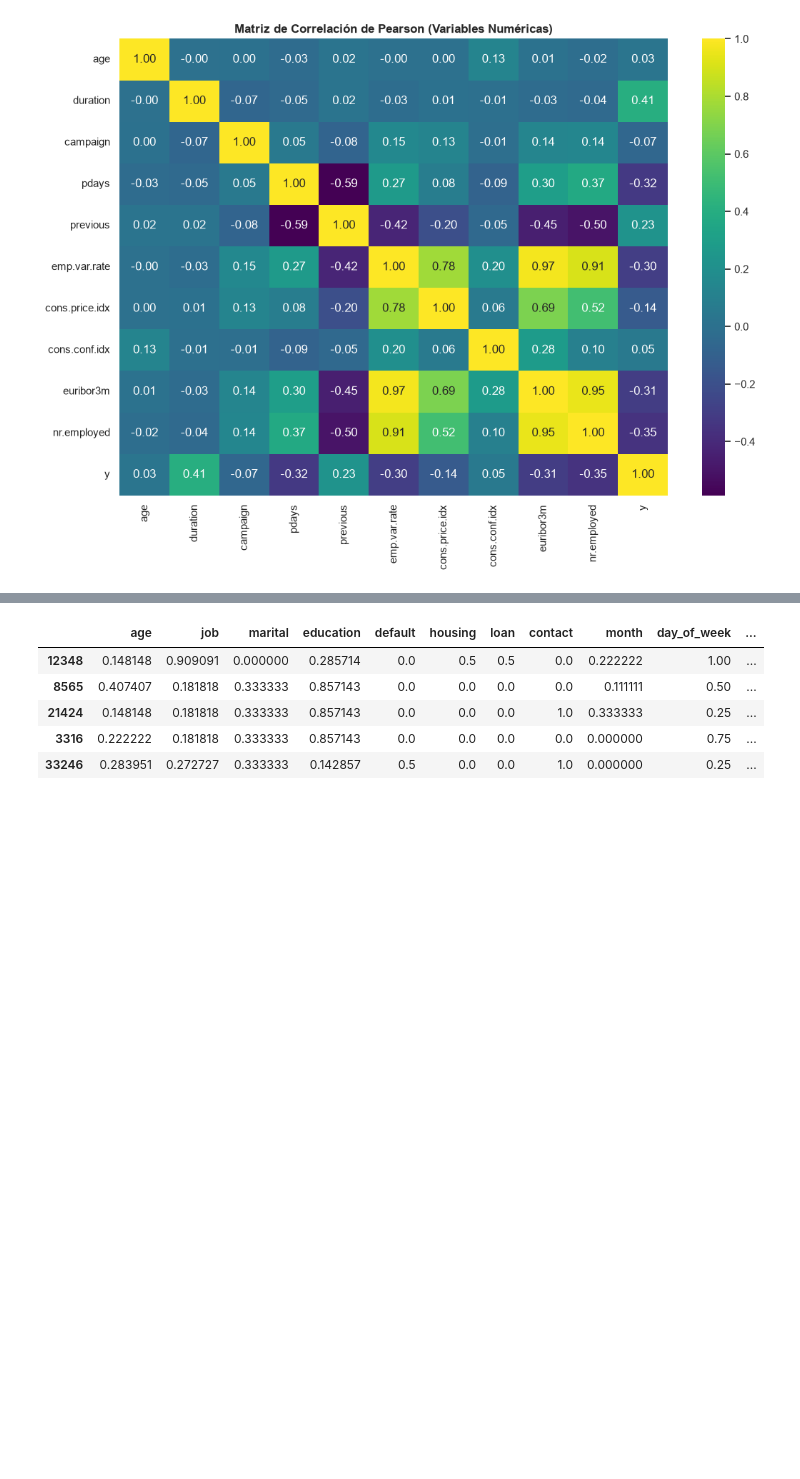
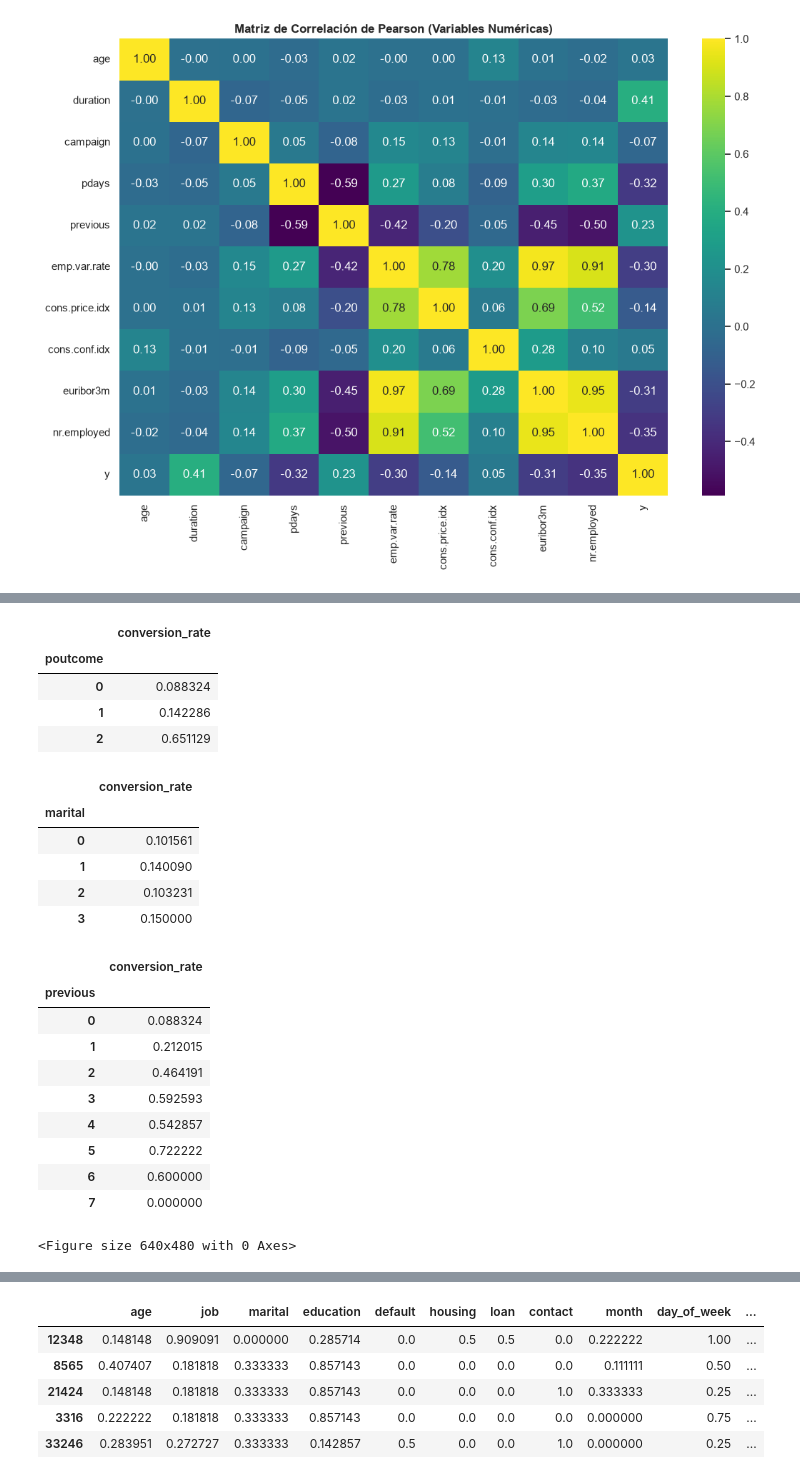
Before and after one commit to Brenda-Carloni/regresion_logistica_bren, a Jupyter notebook: src/explore.ipynb, the cells around one changed output, grey strips where cells are left out. Saved outputs shown, nothing was run; the diff lists cells and outputs as text; code cells hidden in the pictures; blank space fills up the shorter version.

```diff
--- a/src/explore.ipynb
+++ b/src/explore.ipynb
@@ -803,0 +753,33 @@ plt.show()
+# %%
+# 1. Tasa de conversión (y) por categoría
+
+display(df.groupby("poutcome")["y"].mean().rename("conversion_rate").to_frame())
+display(df.groupby("marital")["y"].mean().rename("conversion_rate").to_frame())
+display(df.groupby("previous")["y"].mean().rename("conversion_rate").to_frame())
+
+
+plt.tight_layout()
+plt.show()
+# %% [output]
+|  | conversion_rate |
+| poutcome |  |
+| 0 | 0.088324 |
+| 1 | 0.142286 |
+| 2 | 0.651129 |
+|  | conversion_rate |
+| marital |  |
+| 0 | 0.101561 |
+| 1 | 0.140090 |
+| 2 | 0.103231 |
+| 3 | 0.150000 |
+|  | conversion_rate |
+| previous |  |
+| 0 | 0.088324 |
+| 1 | 0.212015 |
+| 2 | 0.464191 |
+| 3 | 0.592593 |
+| 4 | 0.542857 |
+| 5 | 0.722222 |
+| 6 | 0.600000 |
+| 7 | 0.000000 |
+<Figure size 640x480 with 0 Axes>
```
Also changed, not shown: parts of 4 cells of this notebook.
